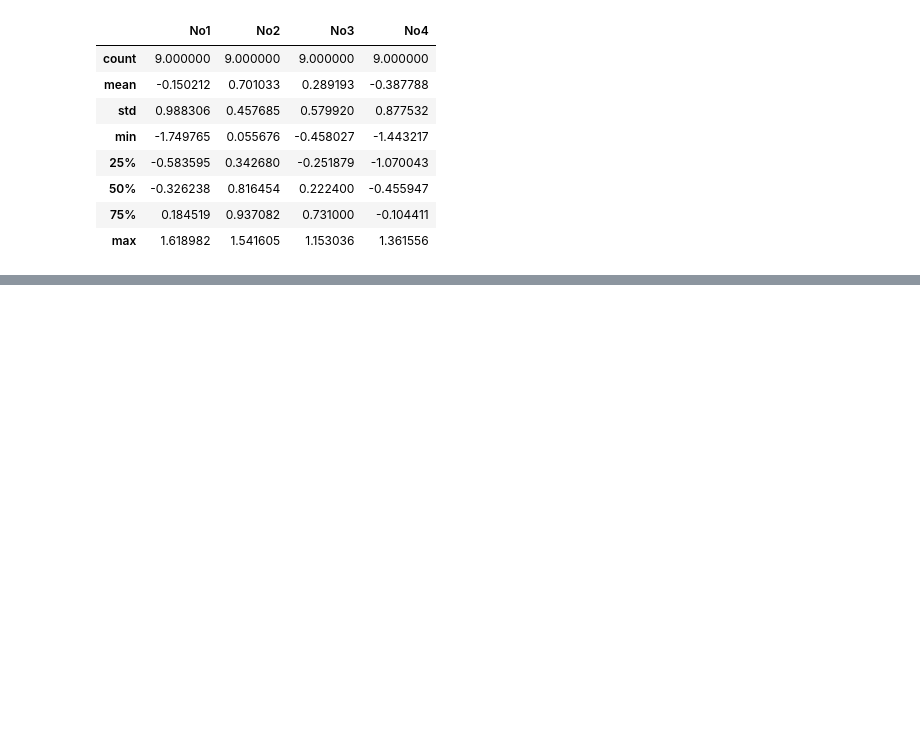
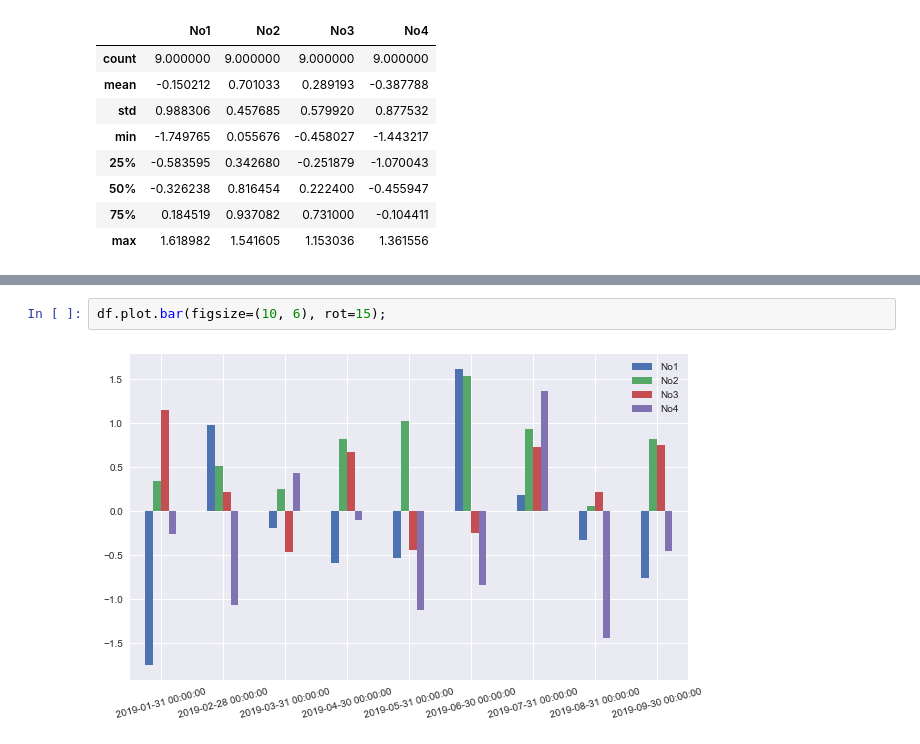
Before and after one commit to VishvaP/Data-Analysis-in-Python, a Jupyter notebook: Data Analysis - Pandas.ipynb, the cells around one changed output, grey strips where cells are left out. Drawn from its saved outputs; the diff is of its cells as text; blank space fills up the shorter version.

```diff
--- a/Data Analysis - Pandas.ipynb
+++ b/Data Analysis - Pandas.ipynb
@@ -282,0 +388,4 @@ df.describe()
+# %%
+df.plot.bar(figsize=(10, 6), rot=15);
+# %% [output]
+[figure, added]
```
Also changed, not shown: parts of 38 cells of this notebook.
